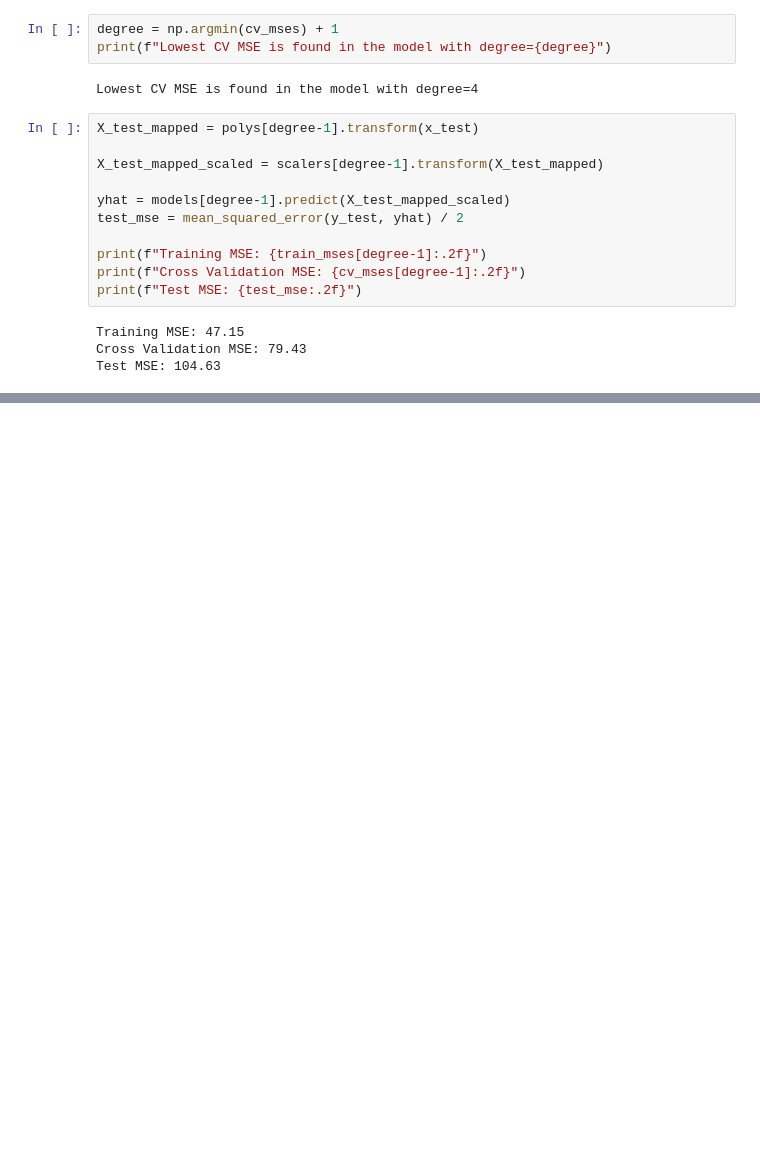
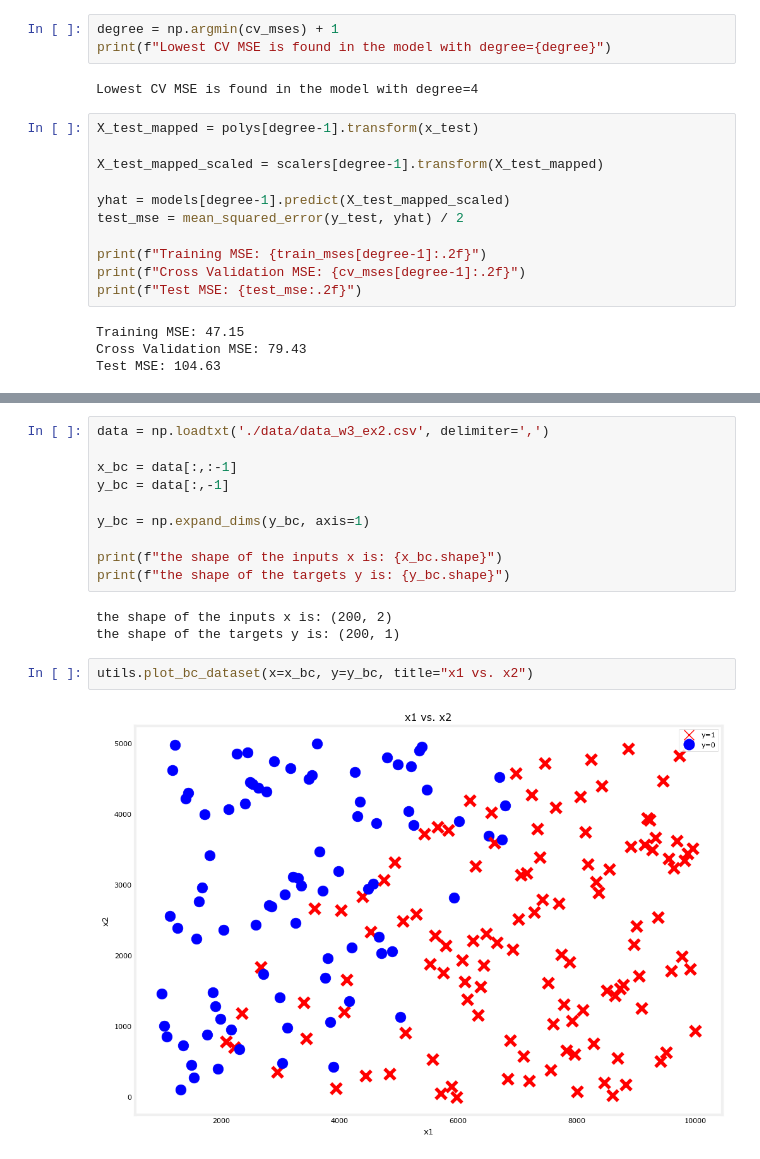
Before and after one commit to anujjainbatu/machine-learning, a Jupyter notebook: notebook/zpractice_model_evaluation_and_selection.ipynb, the cells around one changed output, grey strips where cells are left out. Saved outputs shown, nothing was run; the diff lists cells and outputs as text; blank space fills up the shorter version.

```diff
--- a/notebook/zpractice_model_evaluation_and_selection.ipynb
+++ b/notebook/zpractice_model_evaluation_and_selection.ipynb
@@ -205,0 +299,17 @@ Test MSE: 104.63
+# %%
+data = np.loadtxt('./data/data_w3_ex2.csv', delimiter=',')
+
+x_bc = data[:,:-1]
+y_bc = data[:,-1]
+
+y_bc = np.expand_dims(y_bc, axis=1)
+
+print(f"the shape of the inputs x is: {x_bc.shape}")
+print(f"the shape of the targets y is: {y_bc.shape}")
+# %% [output]
+the shape of the inputs x is: (200, 2)
+the shape of the targets y is: (200, 1)
+# %%
+utils.plot_bc_dataset(x=x_bc, y=y_bc, title="x1 vs. x2")
+# %% [output]
+[figure, added]
```
Also changed, not shown: parts of 9 cells of this notebook, 1 other file.
